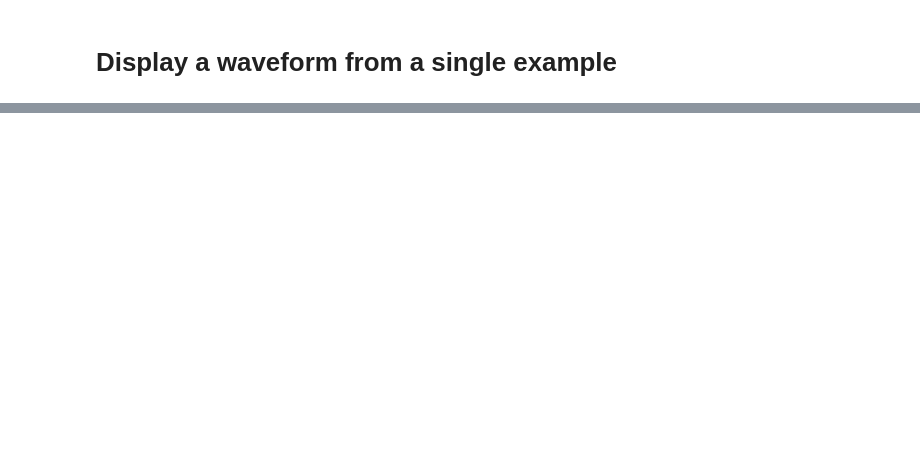
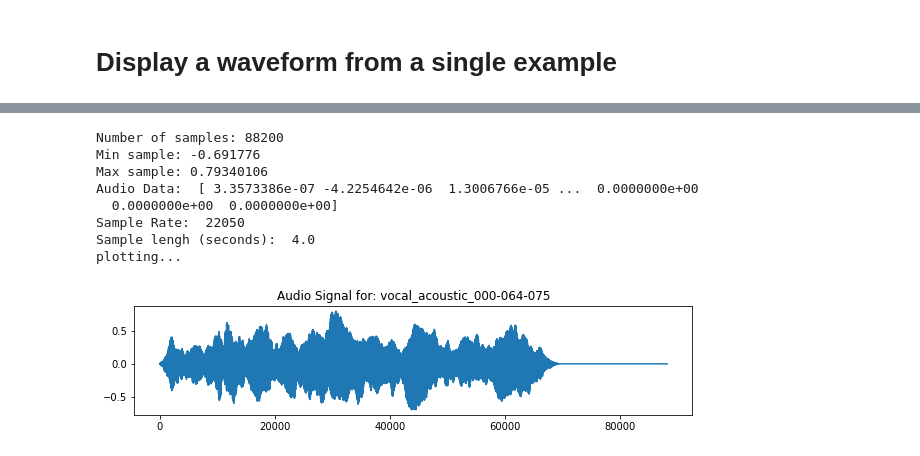
Before and after one commit to sammywachtel/udacity_capstone, a Jupyter notebook: visualizations.ipynb, the cells around one changed output, grey strips where cells are left out. Cells and saved outputs as stored; diff of their text form; code cells hidden in the pictures; blank space fills up the shorter version.

```diff
--- a/visualizations.ipynb
+++ b/visualizations.ipynb
@@ -67,0 +67,22 @@ test_files, test_targets, test_target_names = general_utils.load_dataset('data/n
+# %%
+## a test to see what the original wav file looks like
+
+audio_file_name = 'vocal_acoustic_000-064-075.wav'
+sample_audio_data, sr = audio_utils.get_sound_file_data('data/test_sample/'+audio_file_name)
+print('Number of samples:', len(sample_audio_data))
+print('Min sample:', min(sample_audio_data))
+print('Max sample:', max(sample_audio_data))
+print('Audio Data: ', sample_audio_data)
+print('Sample Rate: ', sr)
+print('Sample lengh (seconds): ', len(sample_audio_data) / sr)
+audio_utils.graph_wav(sample_audio_data, audio_name)
+# %% [output]
+Number of samples: 88200
+Min sample: -0.691776
+Max sample: 0.79340106
+Audio Data:  [ 3.3573386e-07 -4.2254642e-06  1.3006766e-05 ...  0.0000000e+00
+  0.0000000e+00  0.0000000e+00]
+Sample Rate:  22050
+Sample lengh (seconds):  4.0
+plotting...
+[figure, added]
```
Also changed, not shown: parts of 6 cells of this notebook, 3 other files.
